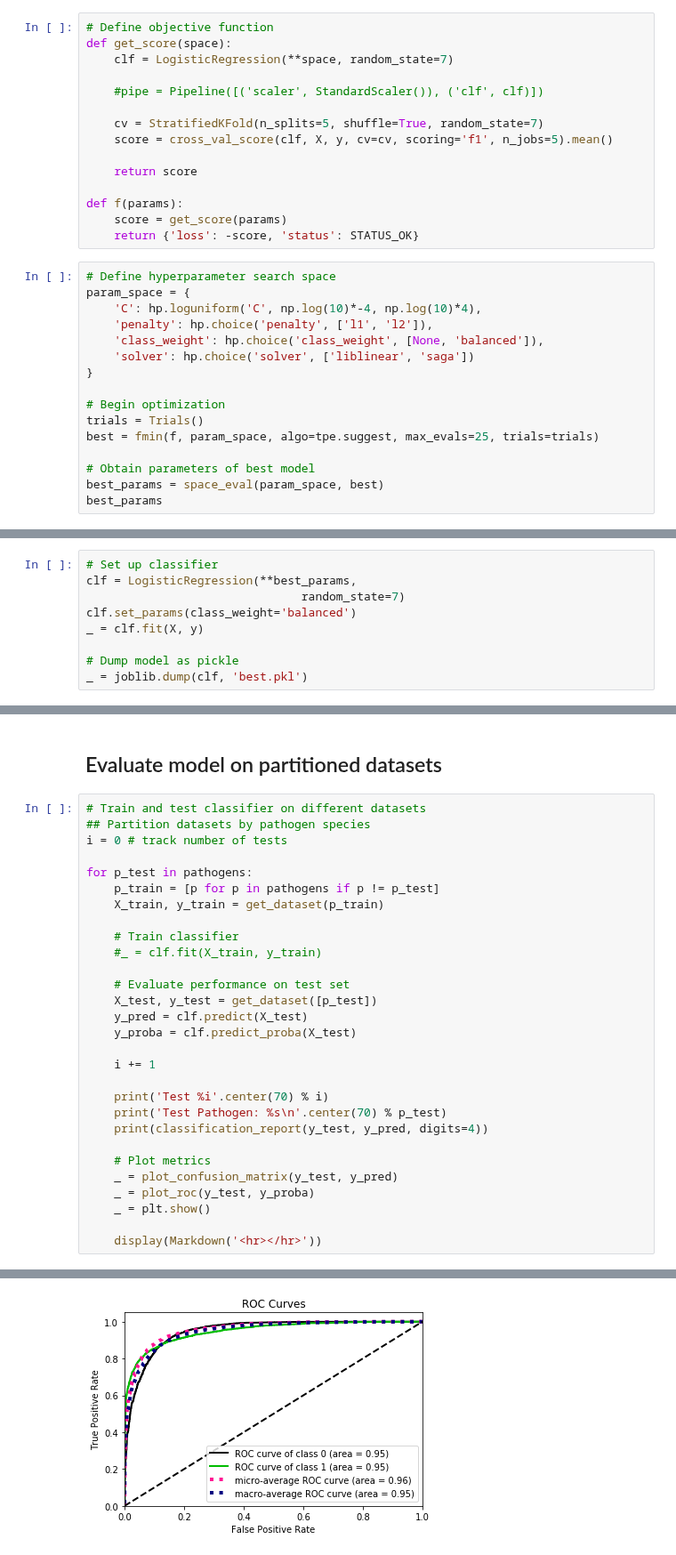
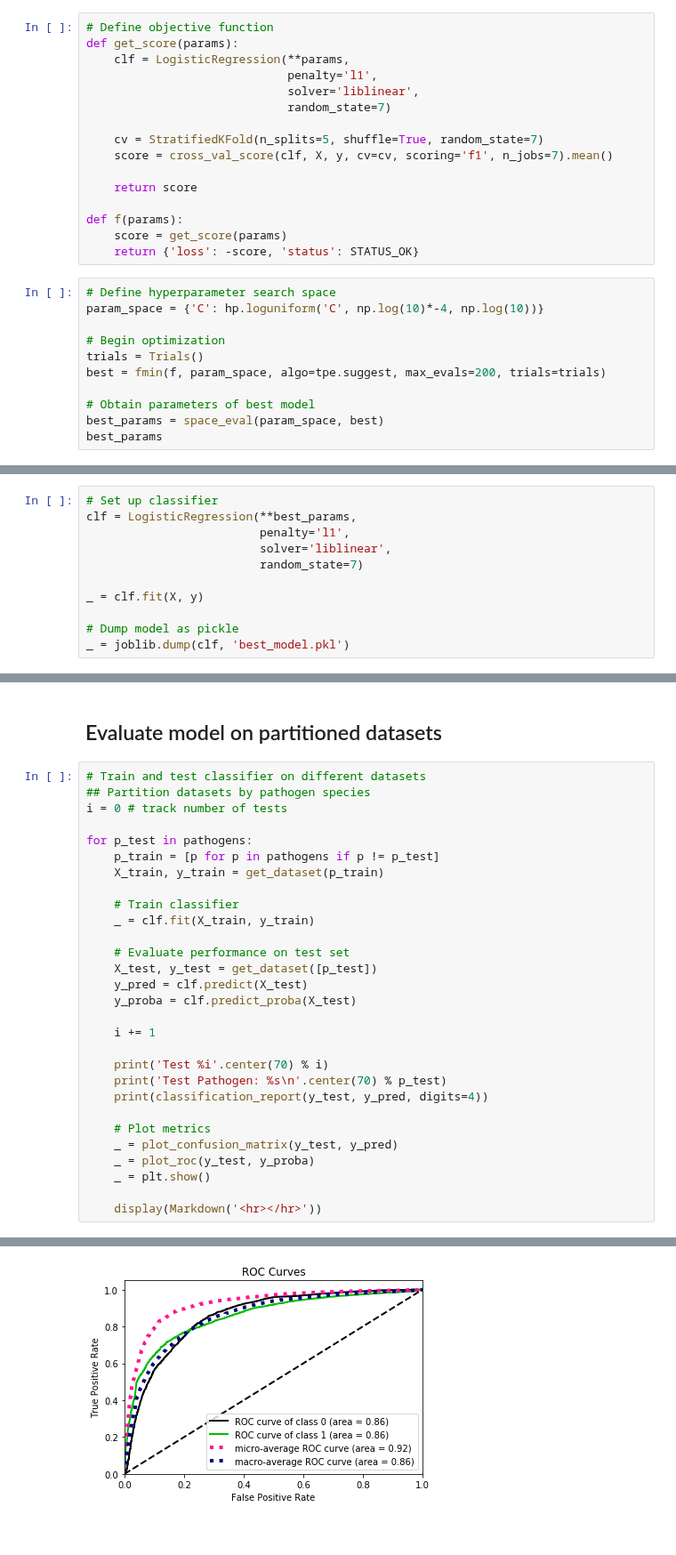
Before and after one commit to reinhartg/HP-PPI-prediction, a Jupyter notebook: codes/4. Classifier Training.ipynb, the cells around one changed output, grey strips where cells are left out. Shown at 89% size. Cells and saved outputs as stored; diff of their text form.

Commit message:
Finalized hyperparameter optimization and training notebook

```diff
--- a/codes/4. Classifier Training.ipynb
+++ b/codes/4. Classifier Training.ipynb
@@ -64,13 +67,14 @@ pathogens = ['Bacan', 'Yerpe', 'Fratu']
 X, y = get_dataset(pathogens)
 # %%
 # Define objective function
-def get_score(space):
-    clf = LogisticRegression(**space, random_state=7)
-
-    #pipe = Pipeline([('scaler', StandardScaler()), ('clf', clf)])
+def get_score(params):
+    clf = LogisticRegression(**params,
+                             penalty='l1',
+                             solver='liblinear',
+                             random_state=7)
 
     cv = StratifiedKFold(n_splits=5, shuffle=True, random_state=7)
-    score = cross_val_score(clf, X, y, cv=cv, scoring='f1', n_jobs=5).mean()
+    score = cross_val_score(clf, X, y, cv=cv, scoring='f1', n_jobs=7).mean()
 
     return score
 
@@ -79,16 +83,11 @@ def f(params):
     return {'loss': -score, 'status': STATUS_OK}
 # %%
 # Define hyperparameter search space
-param_space = {
-    'C': hp.loguniform('C', np.log(10)*-4, np.log(10)*4),
-    'penalty': hp.choice('penalty', ['l1', 'l2']),
-    'class_weight': hp.choice('class_weight', [None, 'balanced']),
-    'solver': hp.choice('solver', ['liblinear', 'saga'])
-}
+param_space = {'C': hp.loguniform('C', np.log(10)*-4, np.log(10))}
 
 # Begin optimization
 trials = Trials()
-best = fmin(f, param_space, algo=tpe.suggest, max_evals=25, trials=trials)
+best = fmin(f, param_space, algo=tpe.suggest, max_evals=200, trials=trials)
 
 # Obtain parameters of best model
 best_params = space_eval(param_space, best)
@@ -101,9 +97,11 @@ best_params
 # %%
 # Set up classifier
 clf = LogisticRegression(**best_params,
-                               random_state=7)
-clf.set_params(class_weight='balanced')
+                         penalty='l1',
+                         solver='liblinear',
+                         random_state=7)
+
 _ = clf.fit(X, y)
 
 # Dump model as pickle
-_ = joblib.dump(clf, 'best.pkl')
+_ = joblib.dump(clf, 'best_model.pkl')
@@ -125,7 +117,7 @@ for p_test in pathogens:
     X_train, y_train = get_dataset(p_train)
 
     # Train classifier
-    #_ = clf.fit(X_train, y_train)
+    _ = clf.fit(X_train, y_train)
 
     # Evaluate performance on test set
     X_test, y_test = get_dataset([p_test])
@@ -174,4 +166,4 @@ weighted avg     0.9024    0.8903    0.8940     16727
-[figure, old version]
+[figure, new version]
 <hr></hr>
                                Test 3
                           Test Pathogen: Fratu
```
Also changed, not shown: parts of 4 cells of this notebook, 2 other files.
